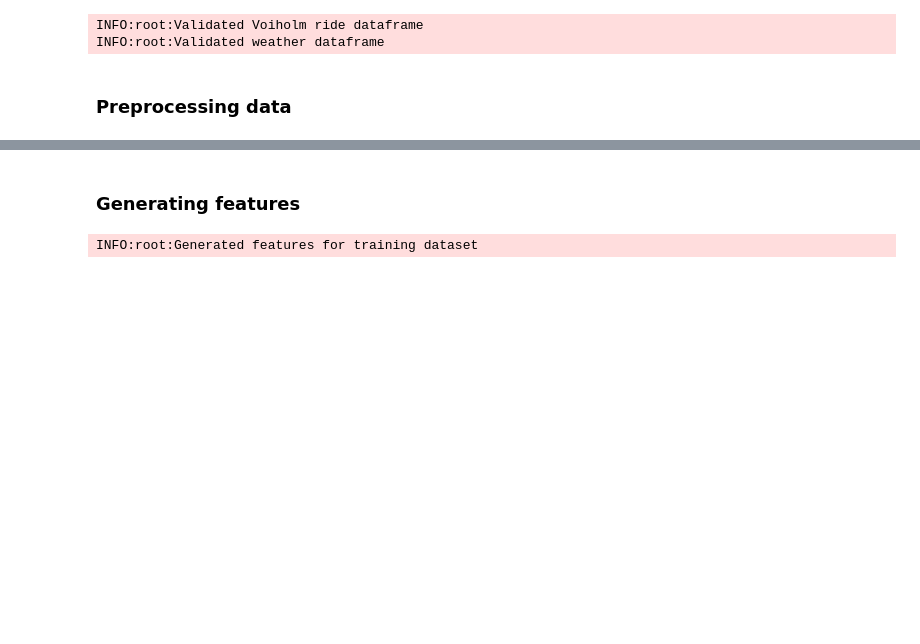
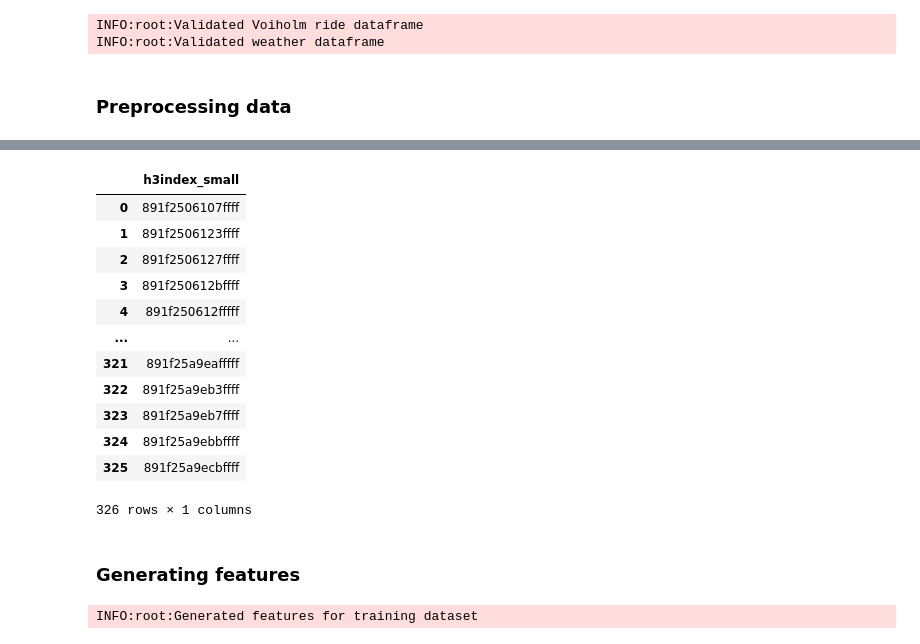
Before and after one commit to logro003/demand-fc, a Jupyter notebook: notebooks/playing_around.ipynb, the cells around one changed output, grey strips where cells are left out. Cells and saved outputs as stored; diff of their text form; code cells hidden in the pictures; blank space fills up the shorter version.

```diff
--- a/notebooks/testing_code.ipynb
+++ b/notebooks/playing_around.ipynb
@@ -53,3 +58,22 @@ INFO:root:Preprossed dataframe
+# %%
+from demand_forecasting.preprocess import extract_all_unique_h3index_small_areas
+
+unique_h3index_df = extract_all_unique_h3index_small_areas(rides_df)
+unique_h3index_df
+# %% [output]
+|  | h3index_small |
+| 0 | 891f2506107ffff |
+| 1 | 891f2506123ffff |
+| 2 | 891f2506127ffff |
+| 3 | 891f250612bffff |
+| 4 | 891f250612fffff |
+| ... | ... |
+| 321 | 891f25a9eafffff |
+| 322 | 891f25a9eb3ffff |
+| 323 | 891f25a9eb7ffff |
+| 324 | 891f25a9ebbffff |
+| 325 | 891f25a9ecbffff |
+326 rows × 1 columns
 # %% [markdown]
 ### Generating features
 # %%
```
Also changed, not shown: parts of 6 cells of this notebook, 15 other files.
